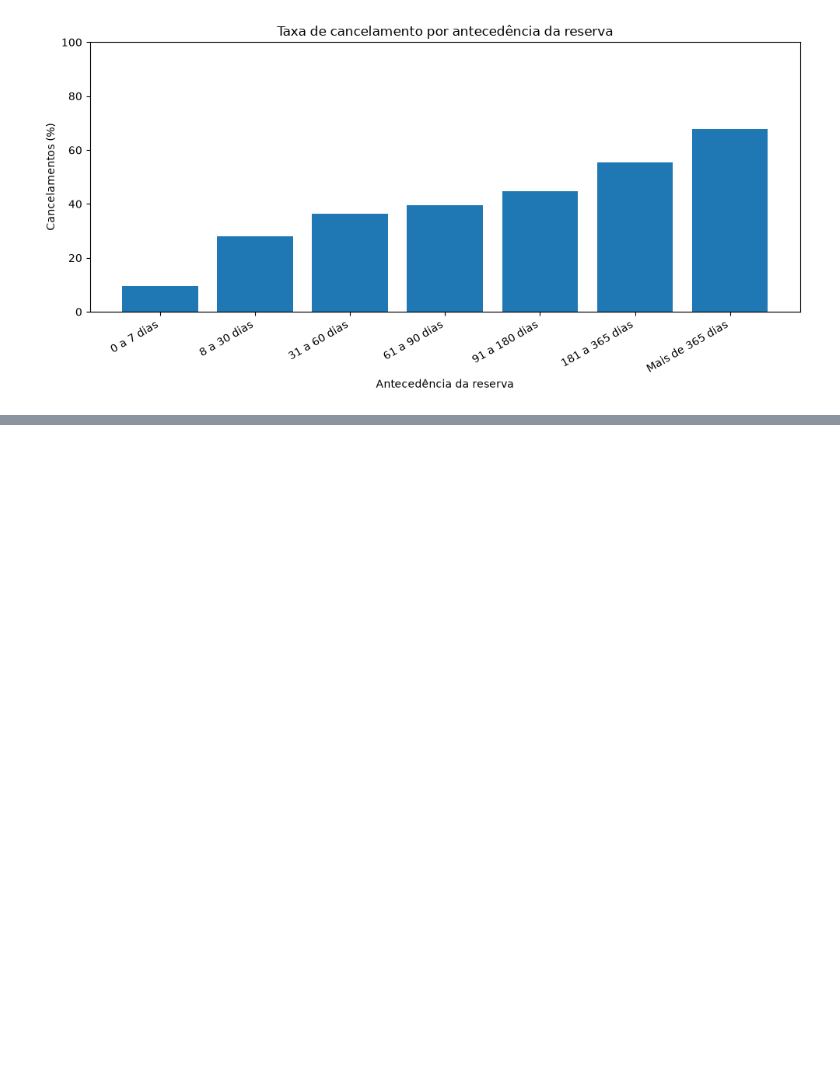
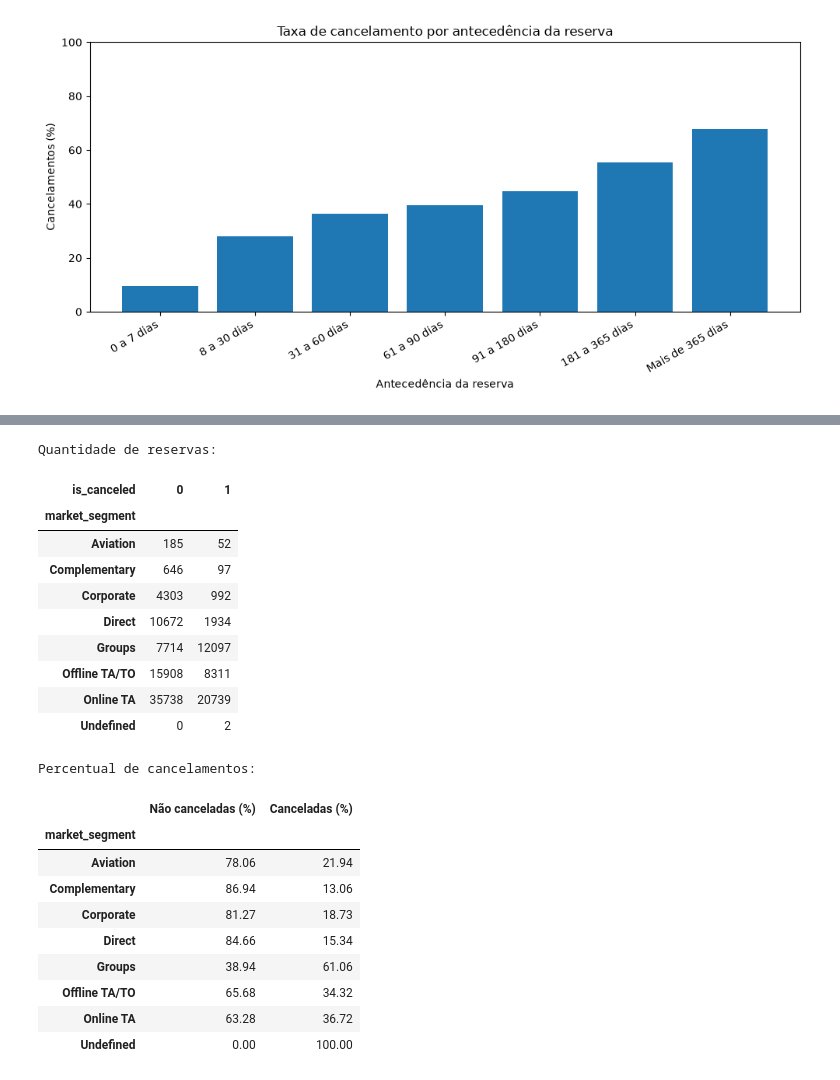
Before and after one commit to Gustazx22/projetodataset, a Jupyter notebook: projeto.ipynb, the cells around one changed output, grey strips where cells are left out. Saved outputs shown, nothing was run; the diff lists cells and outputs as text; code cells hidden in the pictures; blank space fills up the shorter version.

```diff
--- a/projeto.ipynb
+++ b/projeto.ipynb
@@ -1886,0 +1941,47 @@ plt.show()
+# %%
+# Quantidade de reservas por segmento e situação
+reservas_segmento = pd.crosstab(
+    df_modelagem["market_segment"],
+    df_modelagem["is_canceled"]
+)
+
+# Percentual de cancelamentos por segmento
+percentual_segmento = pd.crosstab(
+    df_modelagem["market_segment"],
+    df_modelagem["is_canceled"],
+    normalize="index"
+) * 100
+
+percentual_segmento.columns = [
+    "Não canceladas (%)",
+    "Canceladas (%)"
+]
+
+print("Quantidade de reservas:")
+display(reservas_segmento)
+
+print("Percentual de cancelamentos:")
+display(percentual_segmento.round(2))
+# %% [output]
+Quantidade de reservas:
+| is_canceled | 0 | 1 |
+| market_segment |  |  |
+| Aviation | 185 | 52 |
+| Complementary | 646 | 97 |
+| Corporate | 4303 | 992 |
+| Direct | 10672 | 1934 |
+| Groups | 7714 | 12097 |
+| Offline TA/TO | 15908 | 8311 |
+| Online TA | 35738 | 20739 |
+| Undefined | 0 | 2 |
+Percentual de cancelamentos:
+|  | Não canceladas (%) | Canceladas (%) |
+| market_segment |  |  |
+| Aviation | 78.06 | 21.94 |
+| Complementary | 86.94 | 13.06 |
+| Corporate | 81.27 | 18.73 |
+| Direct | 84.66 | 15.34 |
+| Groups | 38.94 | 61.06 |
+| Offline TA/TO | 65.68 | 34.32 |
+| Online TA | 63.28 | 36.72 |
+| Undefined | 0.00 | 100.00 |
```
Also changed, not shown: parts of 3 cells of this notebook.
